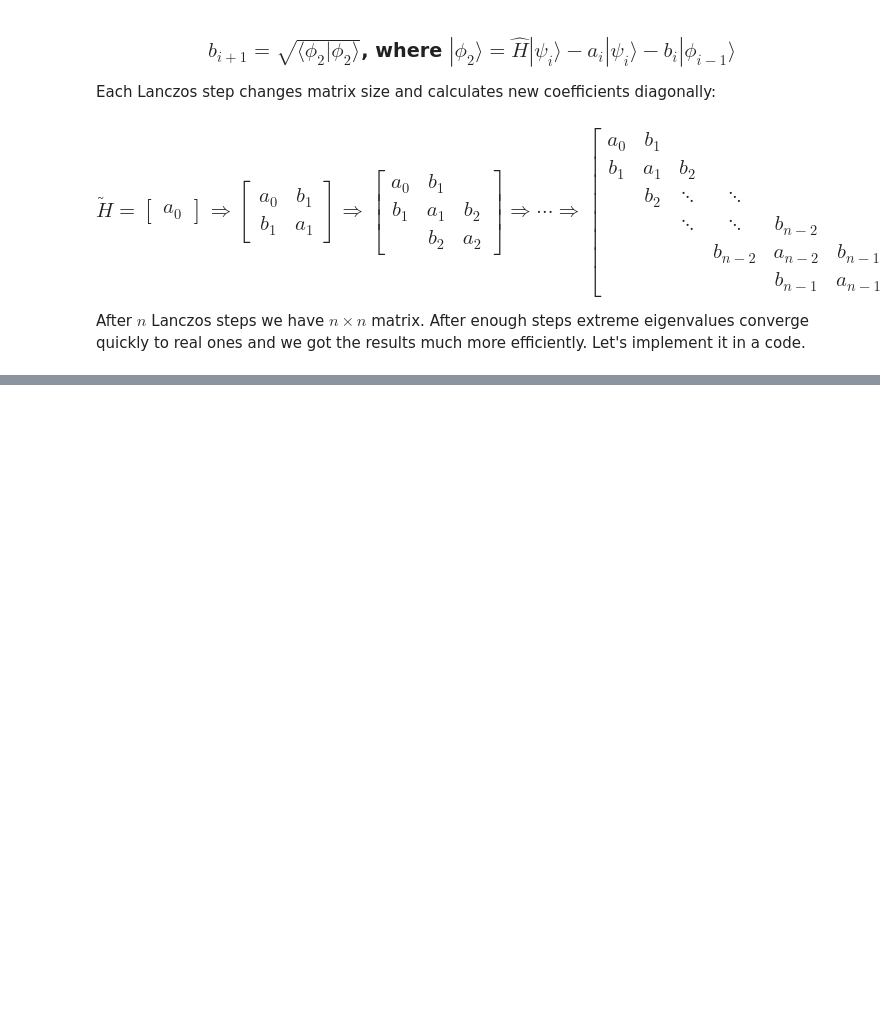
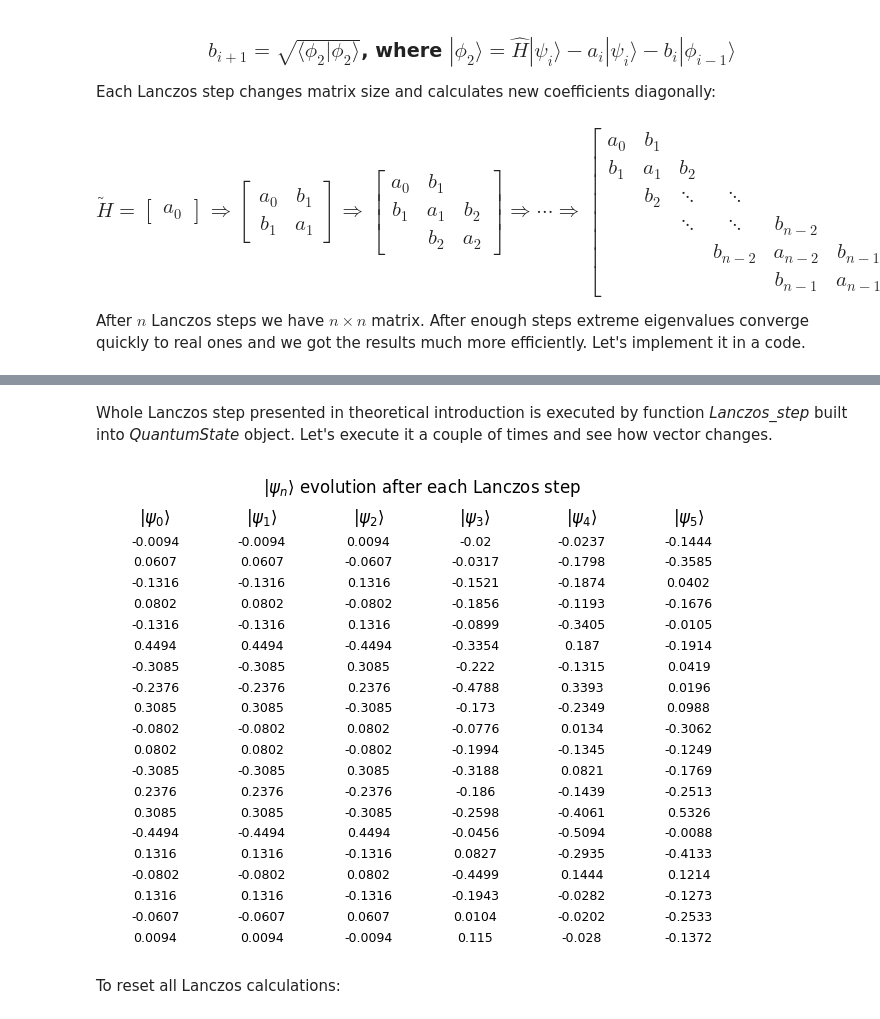
Before and after one commit to Yolonek/HeisenbergModel, a Jupyter notebook: LanczosStep/LanczosStepDescription.ipynb, the cells around one changed output, grey strips where cells are left out. Saved outputs shown, nothing was run; the diff lists cells and outputs as text; code cells hidden in the pictures; blank space fills up the shorter version.

Commit message:
LanczosStepDescription finished

```diff
--- a/LanczosStep/LanczosStepDescription.ipynb
+++ b/LanczosStep/LanczosStepDescription.ipynb
@@ -52,0 +78,17 @@ After $n$ Lanczos steps we have $n \times n$ matrix. After enough steps extreme
+# %% [markdown]
+Whole Lanczos step presented in theoretical introduction is executed by function <i>Lanczos_step</i> built into <i>QuantumState</i> object. Let's execute it a couple of times and see how vector changes.
+# %%
+steps = 5
+fig2, ax2 = plt.subplots(1, steps + 1, layout='constrained')
+fig2.suptitle(f'$|\psi_n{rangle}$ evolution after each Lanczos step')
+ax2[0].set_title(r'$|\psi_0\rangle$')
+quantum_state.plot_data(matrix=quantum_state.get_state_vector(), axes=ax2[0])
+for i in range(1, steps + 1):
+    quantum_state.lanczos_step()
+    quantum_state.plot_data(matrix=quantum_state.get_lanczos_vector(), axes=ax2[i])
+    ax2[i].set_title(f'$|\psi_{i}{rangle}$')
+plt.show()
+# %% [output]
+[figure, added]
+# %% [markdown]
+To reset all Lanczos calculations:
```
Also changed, not shown: parts of 16 cells of this notebook, 4 other files.
